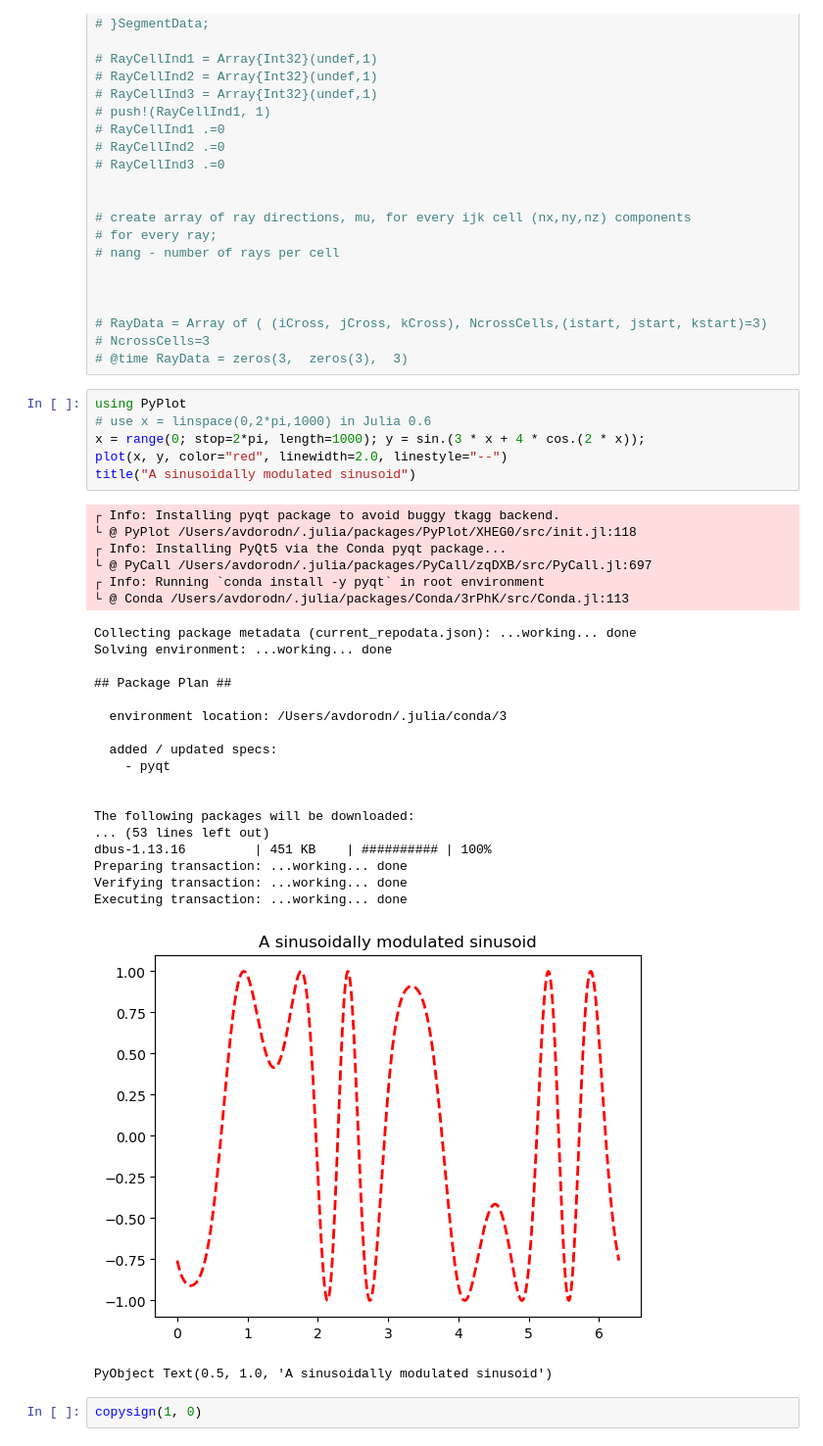
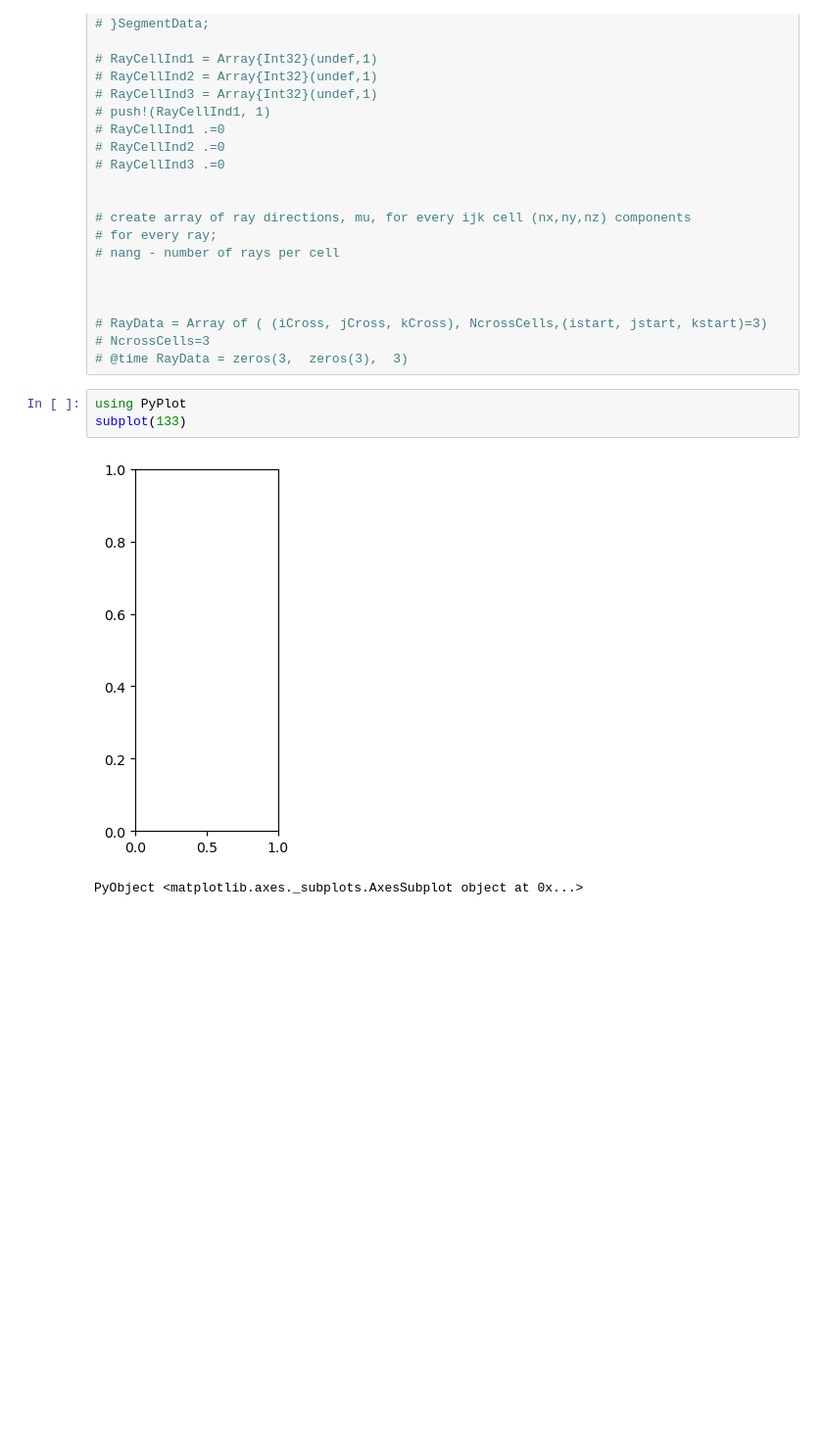
Before and after one commit to AntoXa1/FotriSolv3D, a Jupyter notebook: JL/fotrie2.ipynb, the cells around one changed output. Shown at 98% size. Drawn from its saved outputs; the diff is of its cells as text; blank space fills up the shorter version.

```diff
--- a/JL/fotrie2.ipynb
+++ b/JL/fotrie2.ipynb
@@ -1244,37 +1233,9 @@ display(plt)
 # RayData = Array of ( (iCross, jCross, kCross), NcrossCells,(istart, jstart, kstart)=3)
 # NcrossCells=3
 # @time RayData = zeros(3,  zeros(3),  3)
-# %%
-using PyPlot
-# use x = linspace(0,2*pi,1000) in Julia 0.6
-x = range(0; stop=2*pi, length=1000); y = sin.(3 * x + 4 * cos.(2 * x));
-plot(x, y, color="red", linewidth=2.0, linestyle="--")
-title("A sinusoidally modulated sinusoid")
-# %% [output]
-┌ Info: Installing pyqt package to avoid buggy tkagg backend.
-└ @ PyPlot /Users/avdorodn/.julia/packages/PyPlot/XHEG0/src/init.jl:118
-┌ Info: Installing PyQt5 via the Conda pyqt package...
-└ @ PyCall /Users/avdorodn/.julia/packages/PyCall/zqDXB/src/PyCall.jl:697
-┌ Info: Running `conda install -y pyqt` in root environment
-└ @ Conda /Users/avdorodn/.julia/packages/Conda/3rPhK/src/Conda.jl:113
-Collecting package metadata (current_repodata.json): ...working... done
-Solving environment: ...working... done
-
-## Package Plan ##
-
-  environment location: /Users/avdorodn/.julia/conda/3
-
-  added / updated specs:
-    - pyqt
-
-
-The following packages will be downloaded:
-... (53 lines left out)
-dbus-1.13.16         | 451 KB    | ########## | 100%
-Preparing transaction: ...working... done
-Verifying transaction: ...working... done
-Executing transaction: ...working... done
-[figure, removed]
-PyObject Text(0.5, 1.0, 'A sinusoidally modulated sinusoid')
-# %%
-copysign(1, 0)
+# %%
+using PyPlot
+subplot(133)
+# %% [output]
+[figure, added]
+PyObject <matplotlib.axes._subplots.AxesSubplot object at 0x...>
```
Also changed, not shown: parts of 7 cells of this notebook.
